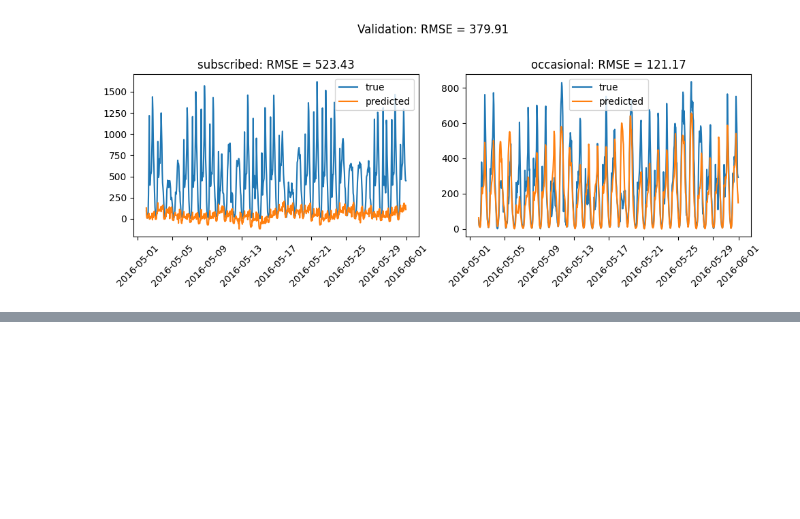
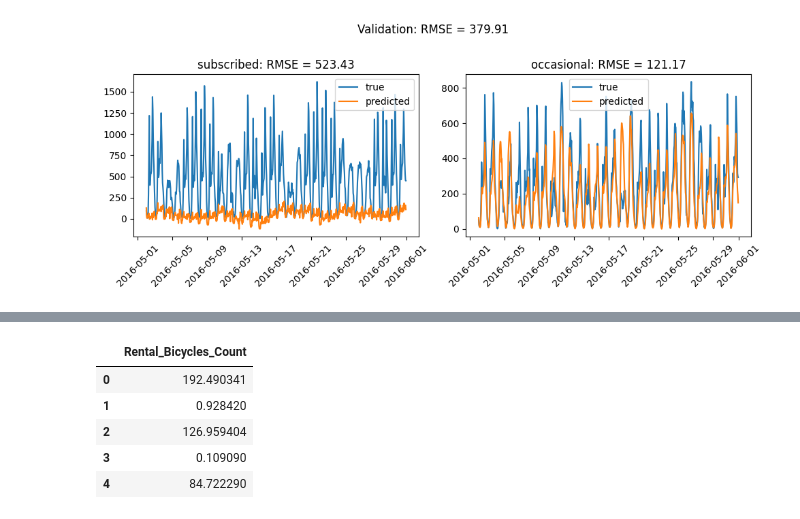
Before and after one commit to VaheC/MH_BicycleDemand_Hackathon, a Jupyter notebook: solution1.ipynb, the cells around one changed output, grey strips where cells are left out. Drawn from its saved outputs; the diff is of its cells as text; code cells hidden in the pictures; blank space fills up the shorter version.

```diff
--- a/solution1.ipynb
+++ b/solution1.ipynb
@@ -768,0 +803,20 @@ plt.tight_layout()
+# %%
+X_test_o = test_df_o.copy()
+
+X_test_o['Rental_Bicycles_Count'] = np.zeros(X_test_o.shape[0])
+
+for i in range(1, N_LAGS+1):
+    X_test_o[f'lag{i}_target'] = np.zeros(X_test_o.shape[0])
+
+for j in tqdm(range(X_test_o.shape[0])):
+    for i in range(1, N_LAGS+1):
+        if i - j > 0:
+            X_test_o.loc[X_test_o.index[j], f'lag{i}_target'] = y_valid_o.iloc[-i+j]['Rental_Bicycles_Count']
+        else:
+            X_test_o.loc[X_test_o.index[j], f'lag{i}_target'] = X_test_o.iloc[j-i]['Rental_Bicycles_Count']
+
+    X_test_o.loc[X_test_o.index[j], 'Rental_Bicycles_Count'] = xgbr_o.predict(
+        np.array(list(X_test_o.iloc[j][xgboost_features_o])).reshape(1, -1)
+    )[0]
+
+y_test_pred_o = X_test_o[['Rental_Bicycles_Count']]
@@ -768,0 +841,18 @@ plt.tight_layout()
+# %%
+test_pred = pd.concat(
+    [
+        X_test_s[['index', 'Rental_Bicycles_Count']],
+        X_test_o[['index', 'Rental_Bicycles_Count']]
+    ]
+).sort_values('index', ascending=True).set_index('index')
+
+sub_df['Rental_Bicycles_Count'] = test_pred['Rental_Bicycles_Count']
+sub_df.to_csv('solution1_submit.csv', index=False)
+sub_df.head()
+# %% [output]
+|  | Rental_Bicycles_Count |
+| 0 | 192.490341 |
+| 1 | 0.928420 |
+| 2 | 126.959404 |
+| 3 | 0.109090 |
+| 4 | 84.722290 |
```
Also changed, not shown: parts of 9 cells of this notebook.
